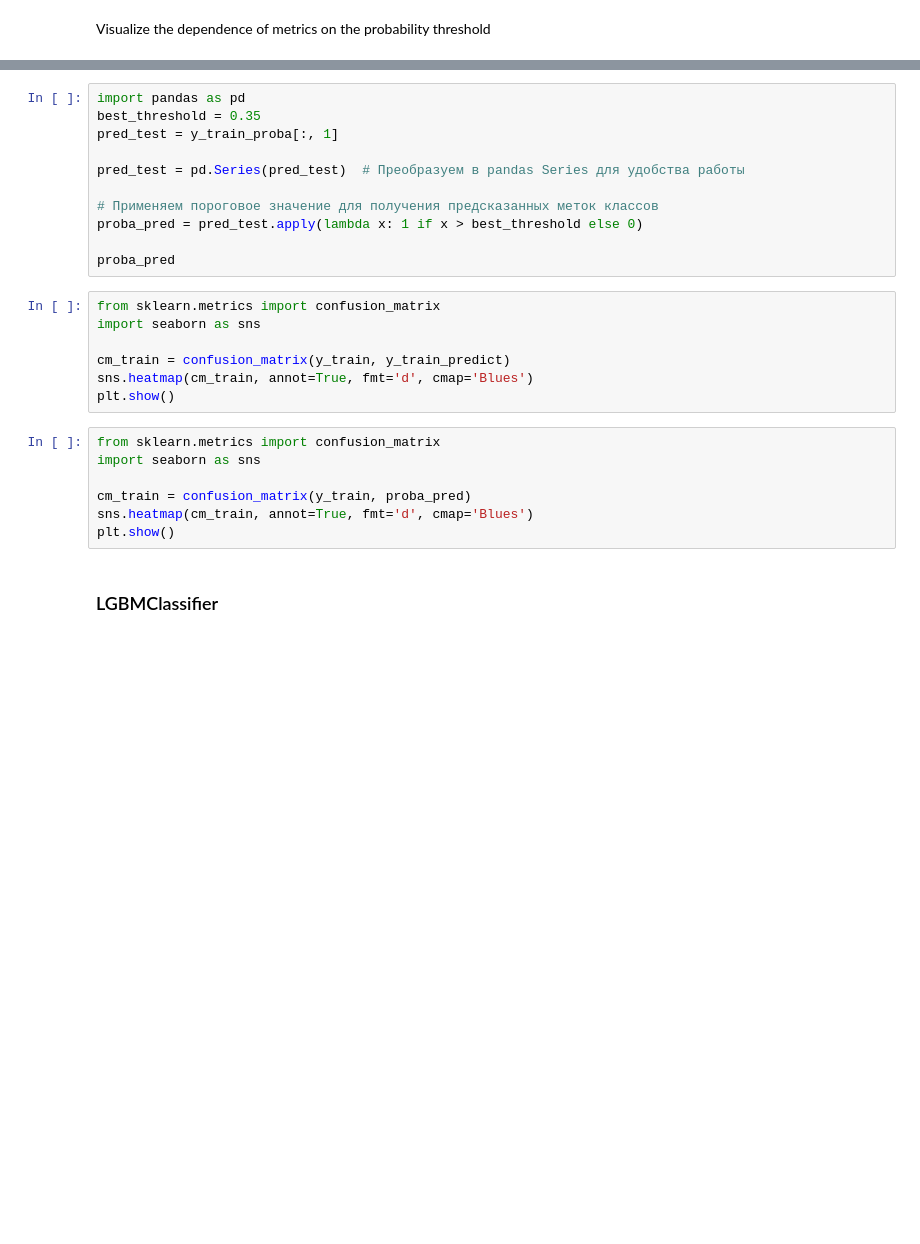
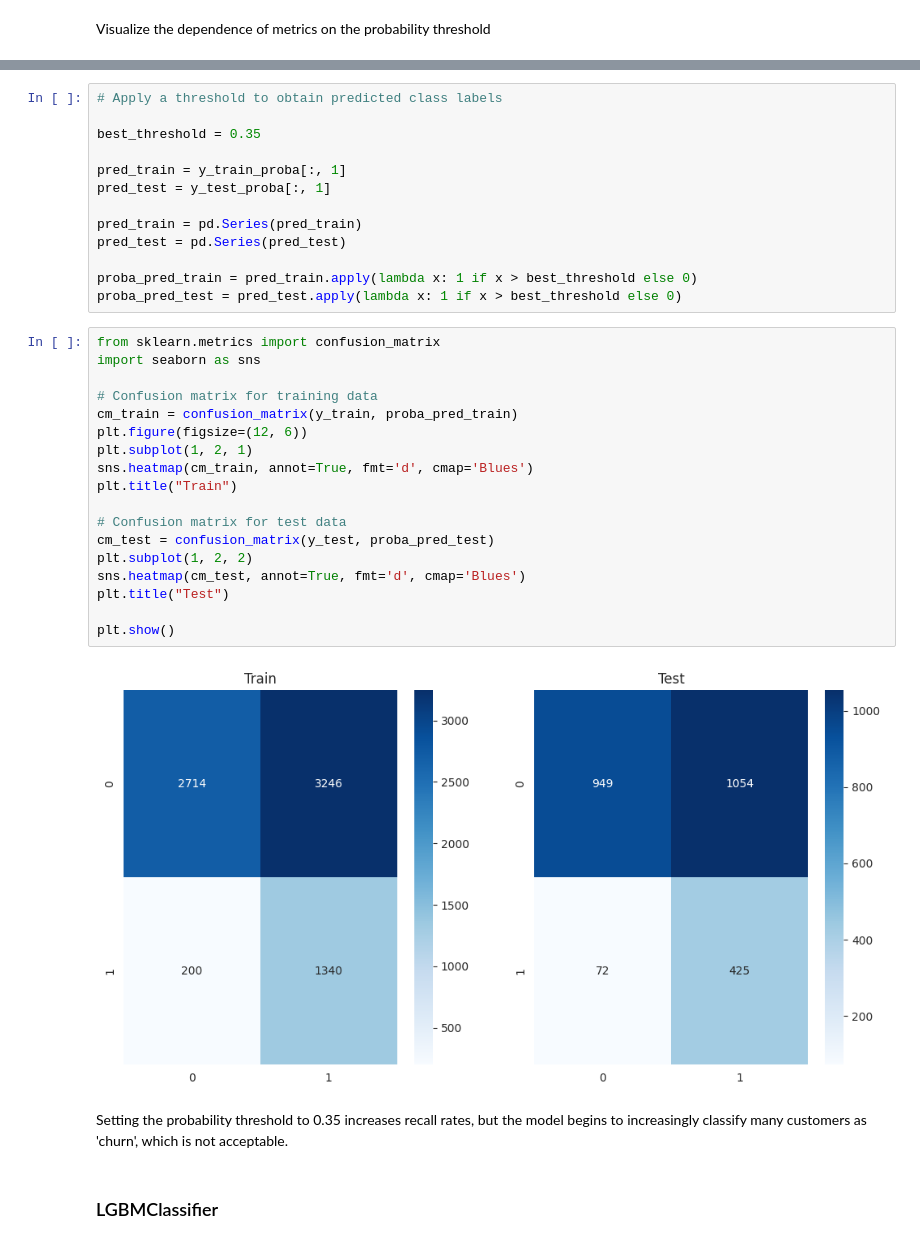
Before and after one commit to dkalenov/bank-customer-churn-prediction, a Jupyter notebook: Bank_customer_churn_prediction.ipynb, the cells around one changed output, grey strips where cells are left out. Cells and saved outputs as stored; diff of their text form; blank space fills up the shorter version.

```diff
--- a/Bank_customer_churn_prediction.ipynb
+++ b/Bank_customer_churn_prediction.ipynb
@@ -1080,28 +1137,38 @@ plt.legend()
-# %%
-import pandas as pd
-best_threshold = 0.35
-pred_test = y_train_proba[:, 1]
-
-pred_test = pd.Series(pred_test)  # Преобразуем в pandas Series для удобства работы
-
-# Применяем пороговое значение для получения предсказанных меток классов
-proba_pred = pred_test.apply(lambda x: 1 if x > best_threshold else 0)
-
-proba_pred
+# %%
+# Apply a threshold to obtain predicted class labels
+
+best_threshold = 0.35
+
+pred_train = y_train_proba[:, 1]
+pred_test = y_test_proba[:, 1]
+
+pred_train = pd.Series(pred_train)
+pred_test = pd.Series(pred_test)
+
+proba_pred_train = pred_train.apply(lambda x: 1 if x > best_threshold else 0)
+proba_pred_test = pred_test.apply(lambda x: 1 if x > best_threshold else 0)
 # %%
 from sklearn.metrics import confusion_matrix
 import seaborn as sns
 
-cm_train = confusion_matrix(y_train, y_train_predict)
+# Confusion matrix for training data
+cm_train = confusion_matrix(y_train, proba_pred_train)
+plt.figure(figsize=(12, 6))
+plt.subplot(1, 2, 1)
 sns.heatmap(cm_train, annot=True, fmt='d', cmap='Blues')
+plt.title("Train")
+
+# Confusion matrix for test data
+cm_test = confusion_matrix(y_test, proba_pred_test)
+plt.subplot(1, 2, 2)
+sns.heatmap(cm_test, annot=True, fmt='d', cmap='Blues')
+plt.title("Test")
+
 plt.show()
+# %% [output]
+[figure, added]
-# %%
-from sklearn.metrics import confusion_matrix
-import seaborn as sns
-
-cm_train = confusion_matrix(y_train, proba_pred)
-sns.heatmap(cm_train, annot=True, fmt='d', cmap='Blues')
-plt.show()
+# %% [markdown]
+Setting the probability threshold to 0.35 increases recall rates, but the model begins to increasingly classify many customers as 'churn', which is not acceptable.
 # %% [markdown]
 ### LGBMClassifier
 # %%
```
Also changed, not shown: parts of 50 cells of this notebook.
